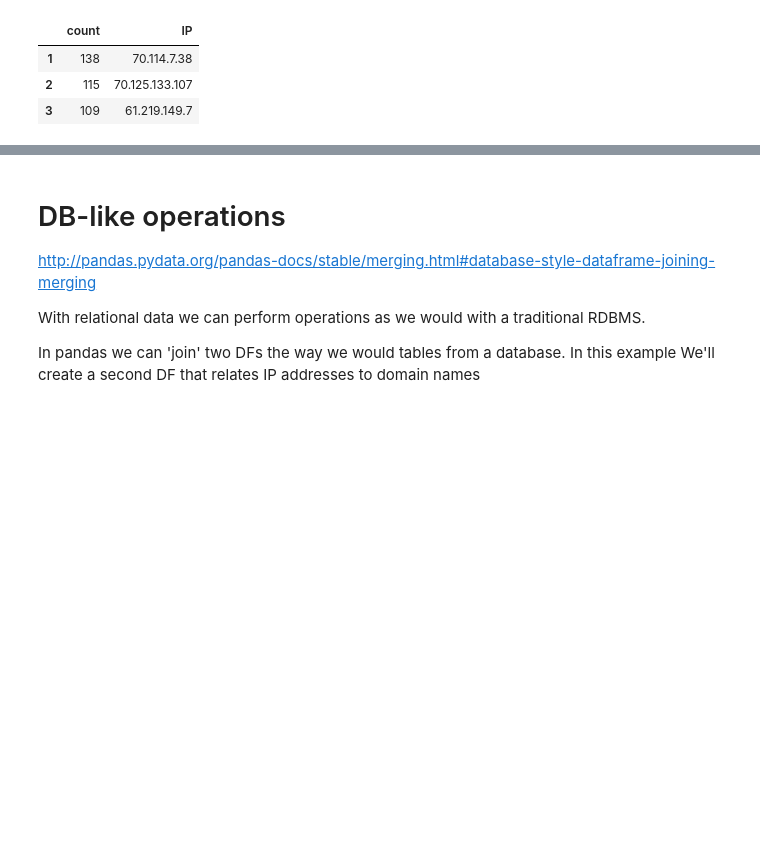
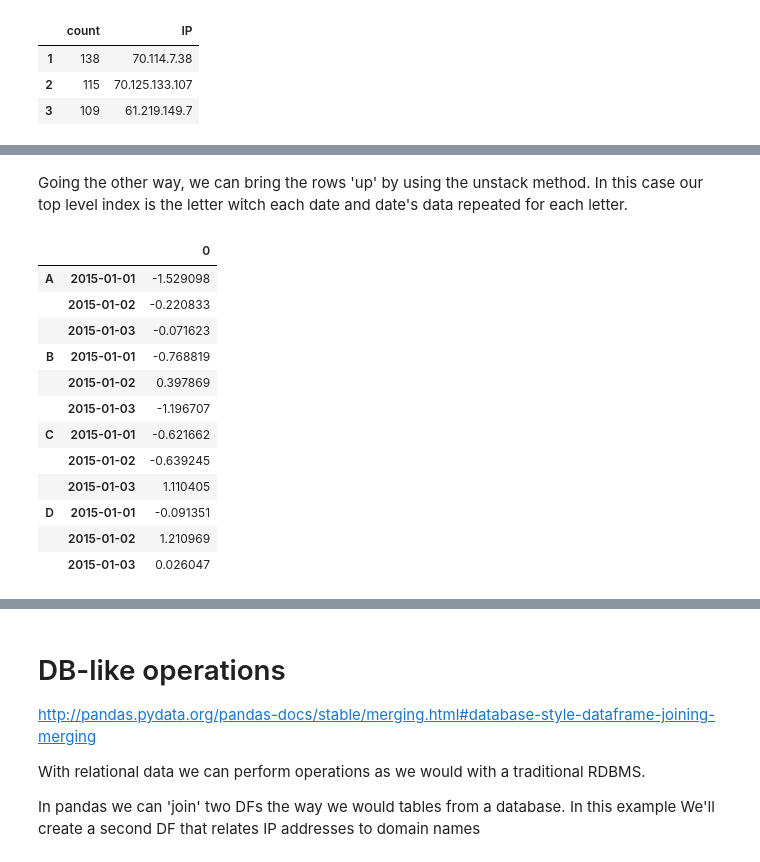
Before and after one commit to epequeno/acpg-may2015, a Jupyter notebook: pandas-intro.ipynb, the cells around one changed output, grey strips where cells are left out. Drawn from its saved outputs; the diff is of its cells as text; code cells hidden in the pictures; blank space fills up the shorter version.

```diff
--- a/pandas-intro.ipynb
+++ b/pandas-intro.ipynb
@@ -192,0 +239,19 @@ df2
+# %% [markdown]
+Going the other way, we can bring the rows 'up' by using the unstack method. In this case our top level index is the letter witch each date and date's data repeated for each letter.
+# %%
+df_tmp = pd.DataFrame(df.unstack())
+df_tmp
+# %% [output]
+|  |  | 0 |
+| A | 2015-01-01 | -1.529098 |
+|  | 2015-01-02 | -0.220833 |
+|  | 2015-01-03 | -0.071623 |
+| B | 2015-01-01 | -0.768819 |
+|  | 2015-01-02 | 0.397869 |
+|  | 2015-01-03 | -1.196707 |
+| C | 2015-01-01 | -0.621662 |
+|  | 2015-01-02 | -0.639245 |
+|  | 2015-01-03 | 1.110405 |
+| D | 2015-01-01 | -0.091351 |
+|  | 2015-01-02 | 1.210969 |
+|  | 2015-01-03 | 0.026047 |
```
Also changed, not shown: parts of 33 cells of this notebook.
